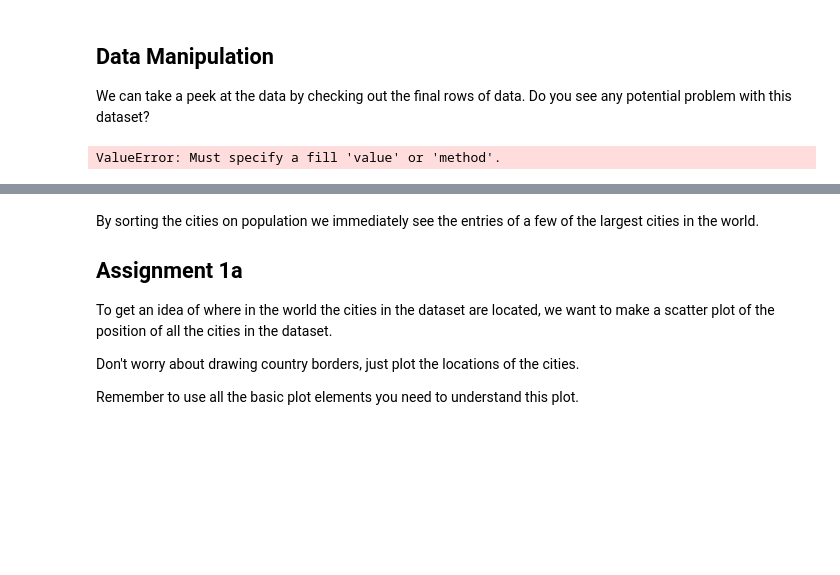
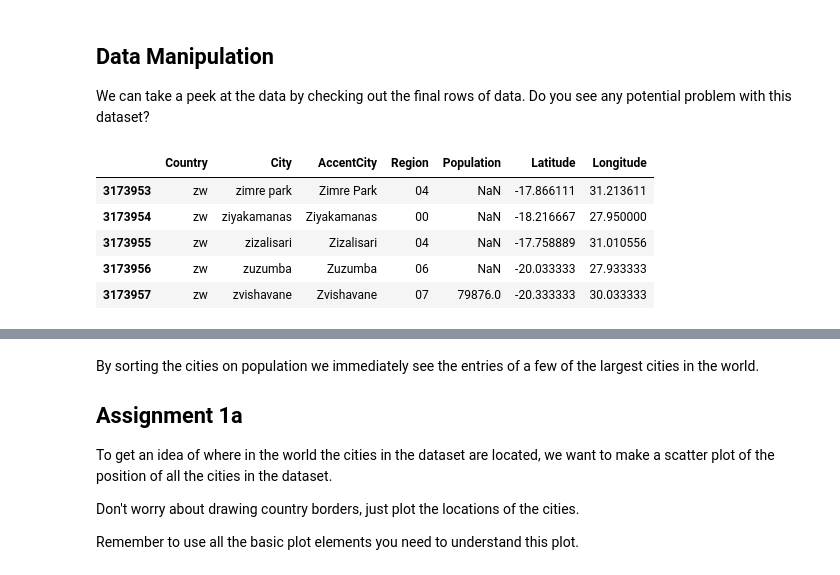
Before and after one commit to AviMegin/AI, a Jupyter notebook: Data/wk2 exercise Visualization.ipynb, the cells around one changed output, grey strips where cells are left out. Cells and saved outputs as stored; diff of their text form; code cells hidden in the pictures; blank space fills up the shorter version.

```diff
--- a/Data/wk2 exercise Visualization.ipynb
+++ b/Data/wk2 exercise Visualization.ipynb
@@ -82,9 +82,14 @@ We can take a peek at the data by checking out the final rows of data. Do you se
 # %%
 
 #NaN, missing data can cause problems in machine learning
-cities = cities.fillna()
+
 cities.tail()
 # %% [output]
-ValueError: Must specify a fill 'value' or 'method'.
+|  | Country | City | AccentCity | Region | Population | Latitude | Longitude |
+| 3173953 | zw | zimre park | Zimre Park | 04 | NaN | -17.866111 | 31.213611 |
+| 3173954 | zw | ziyakamanas | Ziyakamanas | 00 | NaN | -18.216667 | 27.950000 |
+| 3173955 | zw | zizalisari | Zizalisari | 04 | NaN | -17.758889 | 31.010556 |
+| 3173956 | zw | zuzumba | Zuzumba | 06 | NaN | -20.033333 | 27.933333 |
+| 3173957 | zw | zvishavane | Zvishavane | 07 | 79876.0 | -20.333333 | 30.033333 |
 # %%
 cities.sort_values(by='Population', ascending=False).head(10)
```
Also changed, not shown: parts of 9 cells of this notebook, 2 other files.
